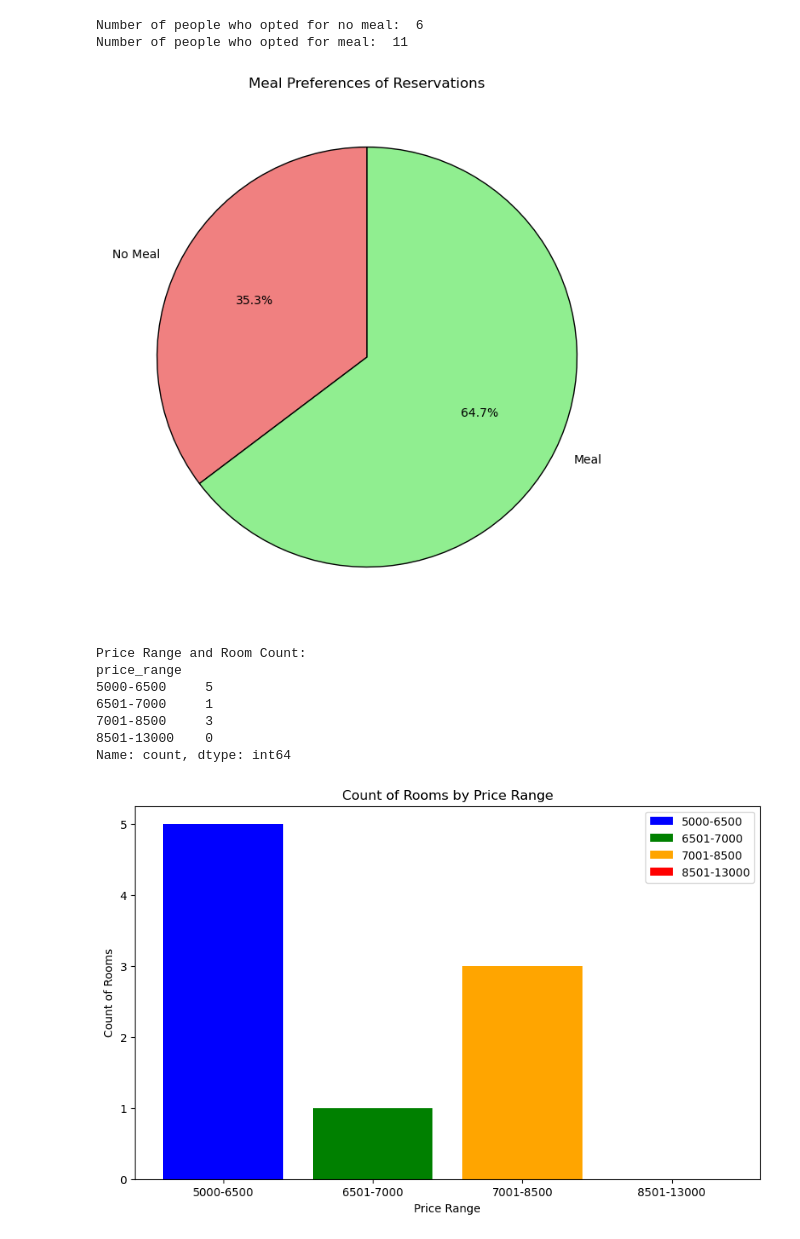
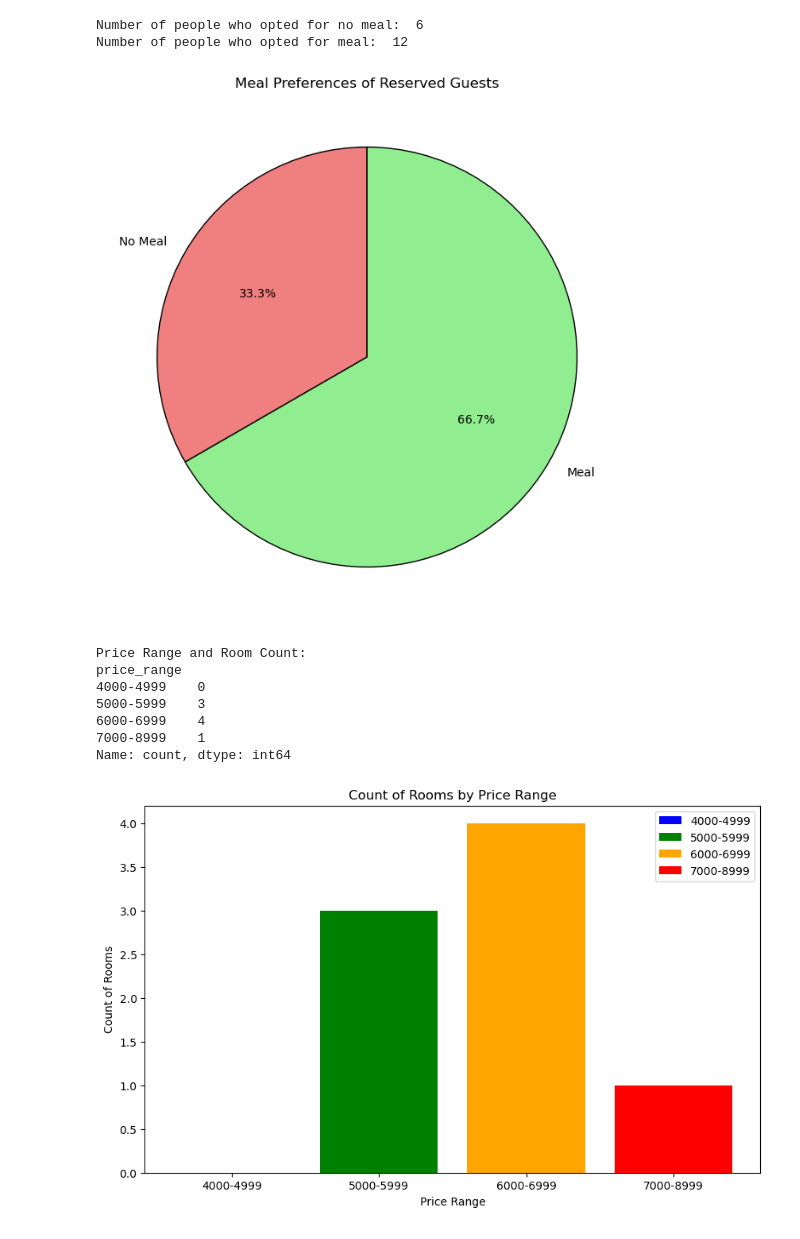
Before and after one commit to im-ukr/SmartStay, a Jupyter notebook: notebooks/Final/viz_status.ipynb, the cells around one changed output. Drawn from its saved outputs; the diff is of its cells as text; code cells hidden in the pictures.

```diff
--- a/notebooks/Final/viz_status.ipynb
+++ b/notebooks/Final/viz_status.ipynb
@@ -81,4 +83,5 @@ Number of booked rooms:  4
 # %%
+# Visualizing the Meal preference status in real time
 try:
     # Fetch meal data
     query = "SELECT meal FROM reservations"
@@ -98,7 +101,7 @@ try:
     # Plot the data as a pie chart
     plt.figure(figsize=(8, 8))
     plt.pie(meal_counts, labels=labels, colors=colors, autopct='%1.1f%%', startangle=90, wedgeprops={'edgecolor': 'black'})
-    plt.title('Meal Preferences of Reservations')
+    plt.title('Meal Preferences of Reserved Guests')
     plt.show()
 
 except Exception as e:
@@ -107,17 +110,18 @@ finally:
     session.close()  # Close the session
 # %% [output]
 Number of people who opted for no meal:  6
-Number of people who opted for meal:  11
+Number of people who opted for meal:  12
-[figure, old version]
+[figure, new version]
 # %%
+# Visualizing the COUNT of rooms based on price range in real time..
 try:
     # Fetch prices
     query = "SELECT price FROM rooms"
     prices_data = pd.read_sql(query, engine)
 
     # Define the price ranges
-    bins = [5000, 6500, 7000, 8500, 13000]
-    labels = ['5000-6500', '6501-7000', '7001-8500', '8501-13000']
+    bins = [4000, 5000, 6000, 7000, 8000]
+    labels = ['4000-4999', '5000-5999', '6000-6999', '7000-8999',]
 
     # Categorize prices into the defined ranges
     prices_data['price_range'] = pd.cut(prices_data['price'], bins=bins, labels=labels, right=False)
@@ -127,36 +131,36 @@ try:
 
     # Print the price range counts
     print("Price Range and Room Count:")
     print(price_range_counts)
 
     # Define colors for each price range
     colors = ['blue', 'green', 'orange', 'red']
 
     # Plot the data with different colors for each bar
     plt.figure(figsize=(10, 6))
     bars = plt.bar(price_range_counts.index.astype(str), price_range_counts.values, color=colors)
 
     # Add legend
     for bar, label in zip(bars, labels):
         bar.set_label(label)
     plt.legend()
 
     plt.xlabel('Price Range')
     plt.ylabel('Count of Rooms')
     plt.title('Count of Rooms by Price Range')
     plt.show()
 
 except Exception as e:
     print(f"An error occurred: {e}")
 finally:
     session.close()  # Close the session
 # %% [output]
 Price Range and Room Count:
 price_range
-5000-6500     5
-6501-7000     1
-7001-8500     3
-8501-13000    0
+4000-4999    0
+5000-5999    3
+6000-6999    4
+7000-8999    1
 Name: count, dtype: int64
-[figure, old version]
+[figure, new version]
 # %%
```
Also changed, not shown: parts of 3 cells of this notebook.
